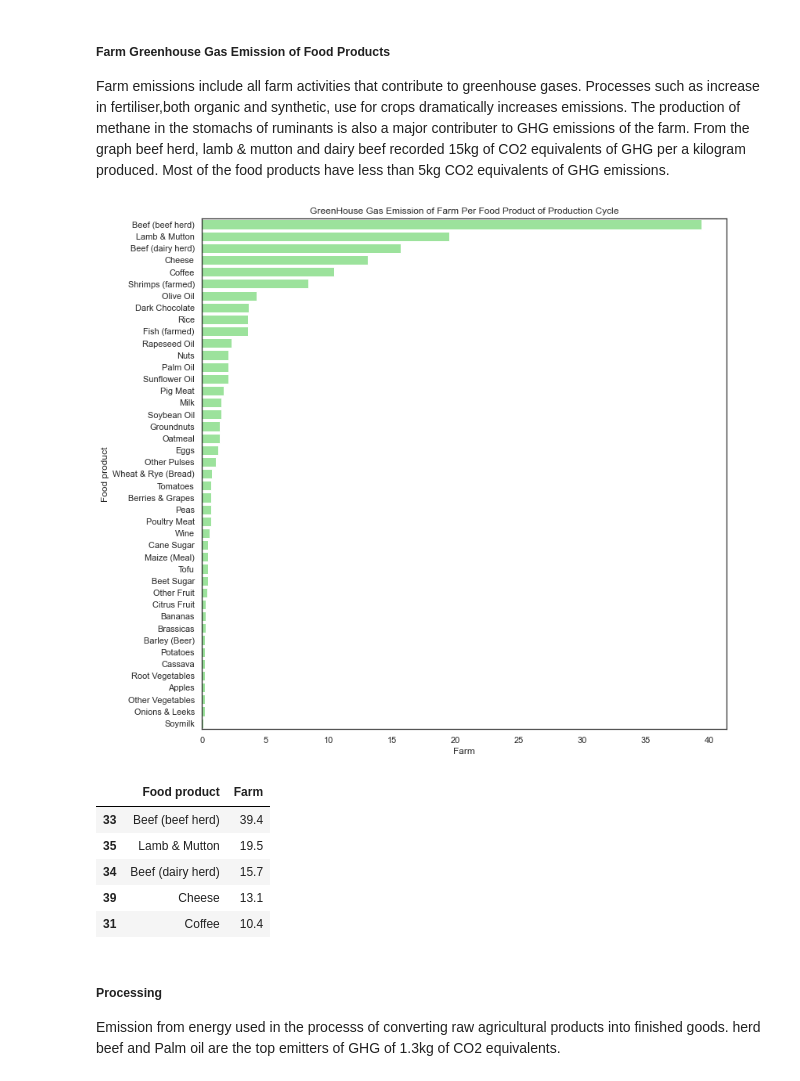
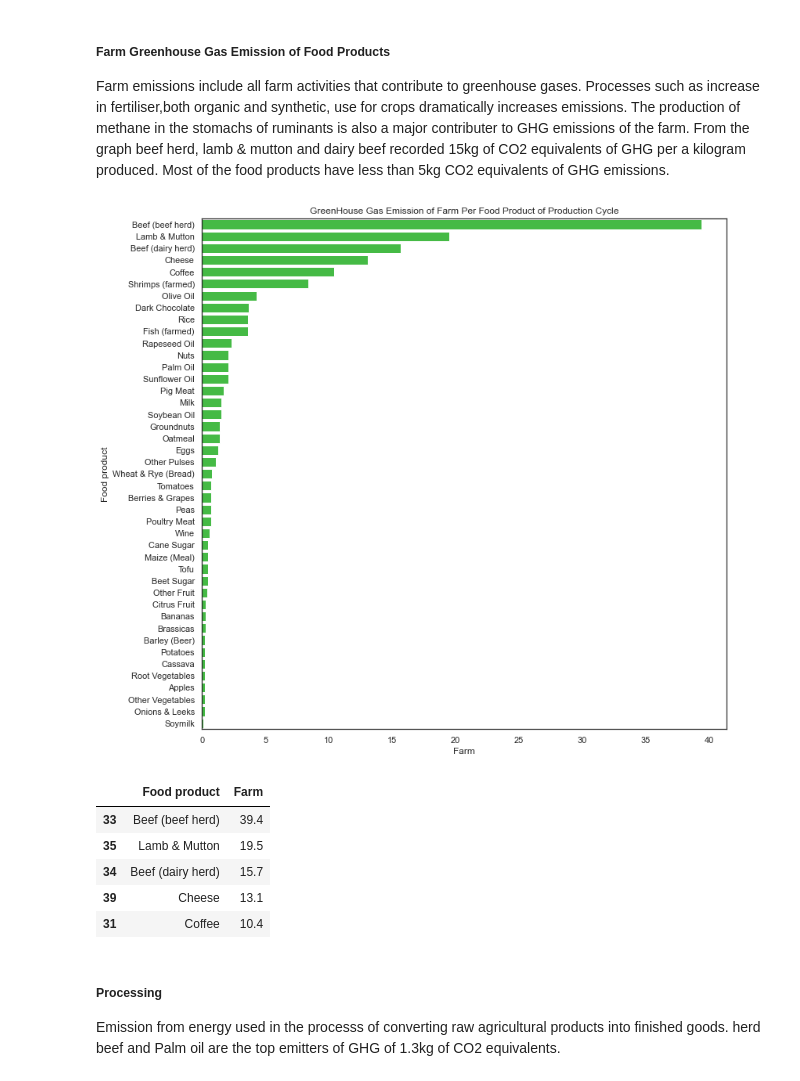
Before and after one commit to Storerun/eda_food_production, a Jupyter notebook: food_productionEDA.ipynb, the cells around one changed output. Cells and saved outputs as stored; diff of their text form; code cells hidden in the pictures.

```diff
--- a/food_productionEDA.ipynb
+++ b/food_productionEDA.ipynb
@@ -300,10 +300,10 @@ animal_feed
 ##### Farm Greenhouse Gas Emission of Food Products
 Farm emissions include all farm activities that contribute to greenhouse gases. Processes such as increase in fertiliser,both organic and synthetic, use for crops dramatically increases emissions. The production of methane in the stomachs of ruminants is also a major contributer to GHG emissions of the farm.  From the graph beef herd, lamb & mutton and dairy beef recorded 15kg of CO2 equivalents of GHG per a kilogram produced. Most of the food products have less than 5kg CO2 equivalents of GHG emissions.
 # %%
-farm = food_emission('Farm','lightGreen')
+farm = food_emission('Farm','limeGreen')
 farm.head()
 # %% [output]
-[figure, old version]
+[figure, new version]
 |  | Food product | Farm |
 | 33 | Beef (beef herd) | 39.4 |
 | 35 | Lamb & Mutton | 19.5 |
```
Also changed, not shown: parts of 19 cells of this notebook.
